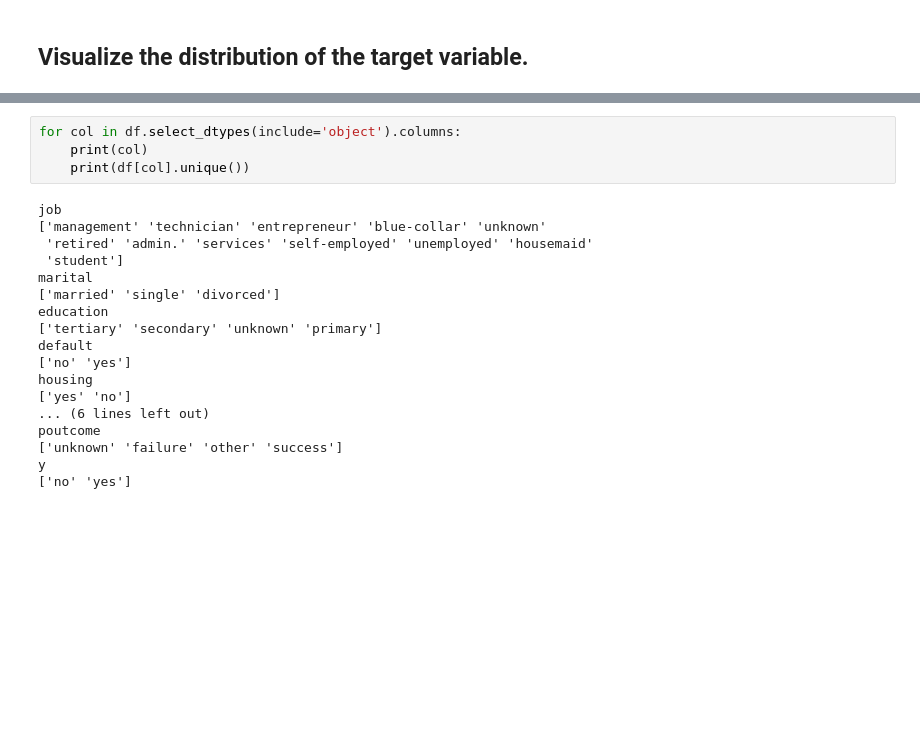
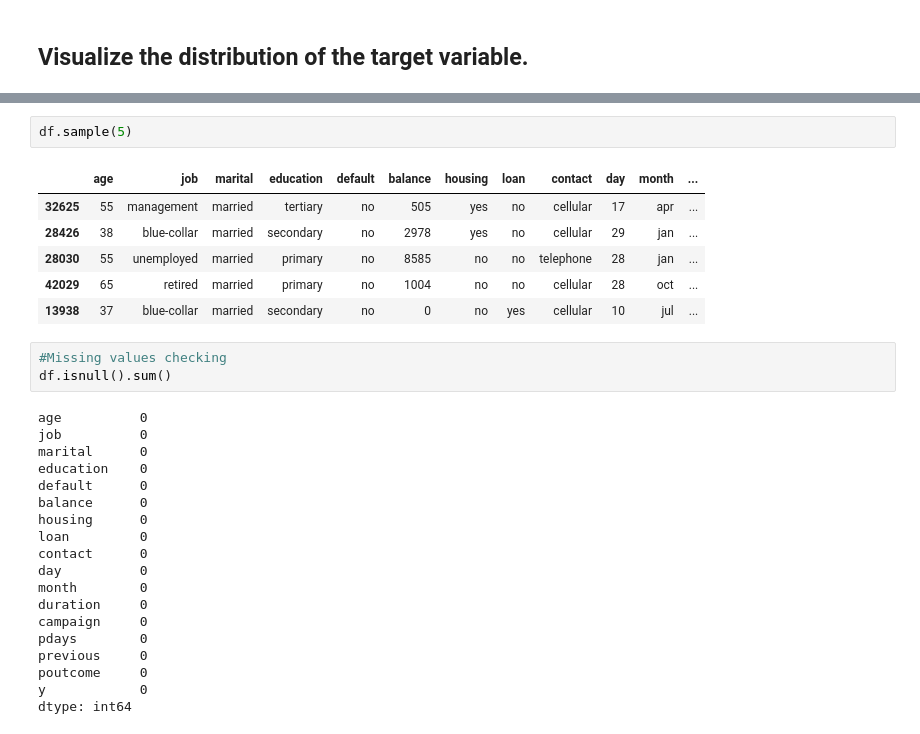
Before and after one commit to ashraful-shuvon/Machine_learning, a Jupyter notebook: Machine Learning Project - Predict Term Deposit Subscriptions/Predict Term Deposit Subscriptions.ipynb, the cells around one changed output, grey strips where cells are left out. Cells and saved outputs as stored; diff of their text form; blank space fills up the shorter version.

```diff
--- a/Machine Learning Project - Predict Term Deposit Subscriptions/Predict Term Deposit Subscriptions.ipynb
+++ b/Machine Learning Project - Predict Term Deposit Subscriptions/Predict Term Deposit Subscriptions.ipynb
@@ -62,22 +49,31 @@ df.describe()
-# %%
-for col in df.select_dtypes(include='object').columns:
-    print(col)
-    print(df[col].unique())
-# %% [output]
-job
-['management' 'technician' 'entrepreneur' 'blue-collar' 'unknown'
- 'retired' 'admin.' 'services' 'self-employed' 'unemployed' 'housemaid'
- 'student']
-marital
-['married' 'single' 'divorced']
-education
-['tertiary' 'secondary' 'unknown' 'primary']
-default
-['no' 'yes']
-housing
-['yes' 'no']
-... (6 lines left out)
-poutcome
-['unknown' 'failure' 'other' 'success']
-y
-['no' 'yes']
+# %%
+df.sample(5)
+# %% [output]
+|  | age | job | marital | education | default | balance | housing | loan | contact | day | month | ... |
+| 32625 | 55 | management | married | tertiary | no | 505 | yes | no | cellular | 17 | apr | ... |
+| 28426 | 38 | blue-collar | married | secondary | no | 2978 | yes | no | cellular | 29 | jan | ... |
+| 28030 | 55 | unemployed | married | primary | no | 8585 | no | no | telephone | 28 | jan | ... |
+| 42029 | 65 | retired | married | primary | no | 1004 | no | no | cellular | 28 | oct | ... |
+| 13938 | 37 | blue-collar | married | secondary | no | 0 | no | yes | cellular | 10 | jul | ... |
+# %%
+#Missing values checking
+df.isnull().sum()
+# %% [output]
+age          0
+job          0
+marital      0
+education    0
+default      0
+balance      0
+housing      0
+loan         0
+contact      0
+day          0
+month        0
+duration     0
+campaign     0
+pdays        0
+previous     0
+poutcome     0
+y            0
+dtype: int64
```
Also changed, not shown: parts of 6 cells of this notebook.
